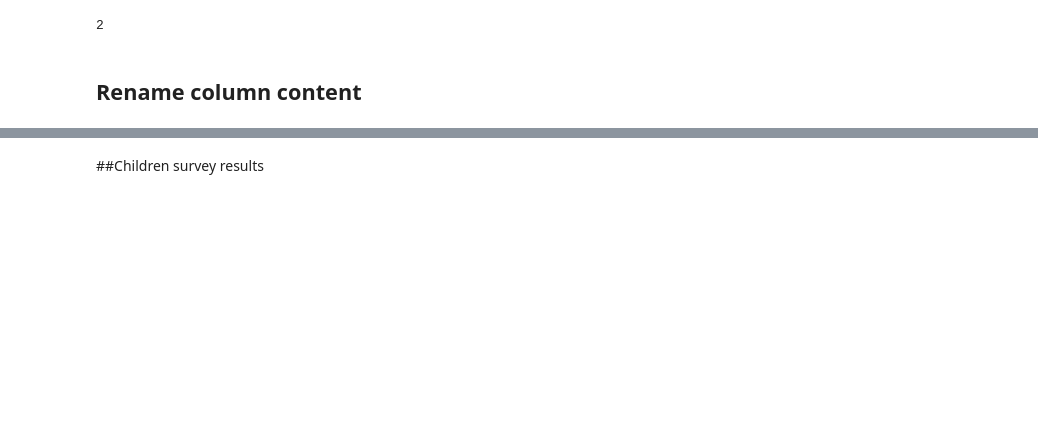
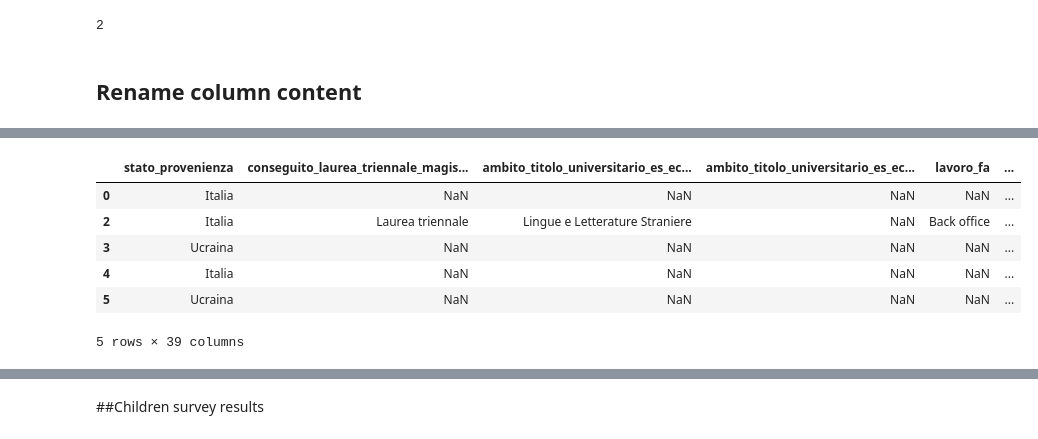
Before and after one commit to arina19-2000/unimi, a Jupyter notebook: tesi/tesi.ipynb, the cells around one changed output, grey strips where cells are left out. Drawn from its saved outputs; the diff is of its cells as text; code cells hidden in the pictures; blank space fills up the shorter version.

```diff
--- a/tesi/tesi.ipynb
+++ b/tesi/tesi.ipynb
@@ -117,7 +130,9 @@ dfa.padre_mai_stato_organi_collegiali_scuole_propri_figli_sì_primarie.nunique()
 ## Rename column content
 # %%
 dfa['genere_fem'] = dfa['genere'].apply(lambda x: 1 if x == 'Femmina' else 0)
+dfa['genere_fem'] = dfa['genere1'].apply(lambda x: 1 if x == 'Femmina' else 0)
 dfa['adozione_int'] = dfa['adozione'].apply(lambda x: 1 if x == 'Internazionale' else 0)
+dfa['adozione_int'] = dfa['adozione1'].apply(lambda x: 1 if x == 'Internazionale' else 0)
 # %%
 dfa['adopt_age'] = dfa['anno_arrivo_famiglia_anno'] - dfa['anno_nascita_anno_nascita']
 # %%
@@ -151,2 +166,2 @@ dfa.head()
 # %%
-dfa = dfa.drop(columns=['genere','adozione','scuola_secondaria_secondo_grado_superiore_frequentato_altro', ])
+dfa = dfa.drop(columns=['genere','adozione','scuola_secondaria_secondo_grado_superiore_frequentato_altro', 'genere1','adozione1','prima_classe_frequenza_scuola_altro',])
@@ -153,3 +176,33 @@ dfa = dfa.drop(columns=['genere','adozione','scuola_secondaria_secondo_grado_sup
+# %%
+hierarchical_mapping = {
+    'Asilo nido': 1,
+    'Scuola materna': 2,
+    'Scuola d\'infanzia': 3,
+    'Prima elementare': 4,
+    'Seconda elementare': 5,
+    'Terza elementare': 6,
+    'Quarta elementare': 7,
+    'Prima media': 8,
+    'Seconda media': 9,
+    'Terza media': 10,
+    'Altro': 99
+}
+
+dfa['prima_classe_frequenza_scuola'] = dfa['prima_classe_frequenza_scuola'].map(hierarchical_mapping)
+dfa['prima_classe_frequenza_scuola1'] = dfa['prima_classe_frequenza_scuola1'].map(hierarchical_mapping)
+# %%
+hierarchical_mapping2 = {
+    'No': 1,
+    'Sì, 1 anno': 1,
+    'Sì, 2 anni': 2,
+    'Sì, più di 2 anni': 3,
+
+}
+
+dfa['dovuto_ripetere_anni_scuola_secondaria_superiore'] = dfa['dovuto_ripetere_anni_scuola_secondaria_superiore'].map(hierarchical_mapping2)
+dfa['dovuto_ripetere_anni_scuola_secondaria_superiore1'] = dfa['dovuto_ripetere_anni_scuola_secondaria_superiore1'].map(hierarchical_mapping2)
+dfa['dovuto_ripetere_anni_scuola_secondaria_superiore2'] = dfa['dovuto_ripetere_anni_scuola_secondaria_superiore2'].map(hierarchical_mapping2)
+dfa['dovuto_ripetere_anni_scuola_secondaria_superiore3'] = dfa['dovuto_ripetere_anni_scuola_secondaria_superiore3'].map(hierarchical_mapping2)
 # %%
 object_columns = dfa.columns[dfa.dtypes == 'object']
 print(object_columns)
@@ -171,3 +224,13 @@ Index(['genere', 'adozione', 'stato_provenienza',
        'professione_padre_quando_figlio_fatto_scelta_scuola_secondaria_ii_grado_superiore',
        'padre_dovuto_ripetere_anni_scuola_secondaria_secondo_grado_superiori'],
       dtype='object')
+# %%
+dfa[object_columns].head()
+# %% [output]
+|  | stato_provenienza | conseguito_laurea_triennale_magis... | ambito_titolo_universitario_es_ec... | ambito_titolo_universitario_es_ec... | lavoro_fa | ... |
+| 0 | Italia | NaN | NaN | NaN | NaN | ... |
+| 2 | Italia | Laurea triennale | Lingue e Letterature Straniere | NaN | Back office | ... |
+| 3 | Ucraina | NaN | NaN | NaN | NaN | ... |
+| 4 | Italia | NaN | NaN | NaN | NaN | ... |
+| 5 | Ucraina | NaN | NaN | NaN | NaN | ... |
+5 rows × 39 columns
```
Also changed, not shown: parts of 22 cells of this notebook.
